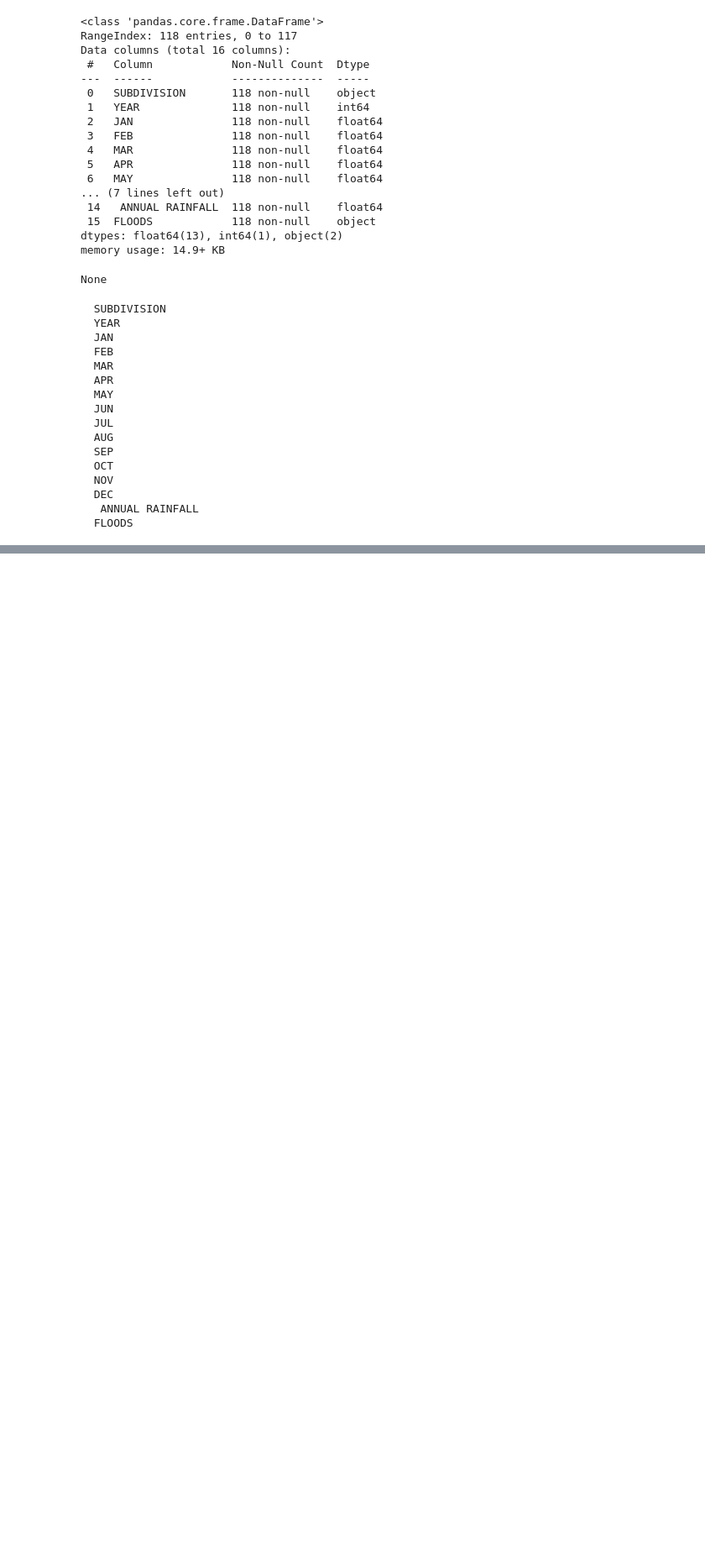
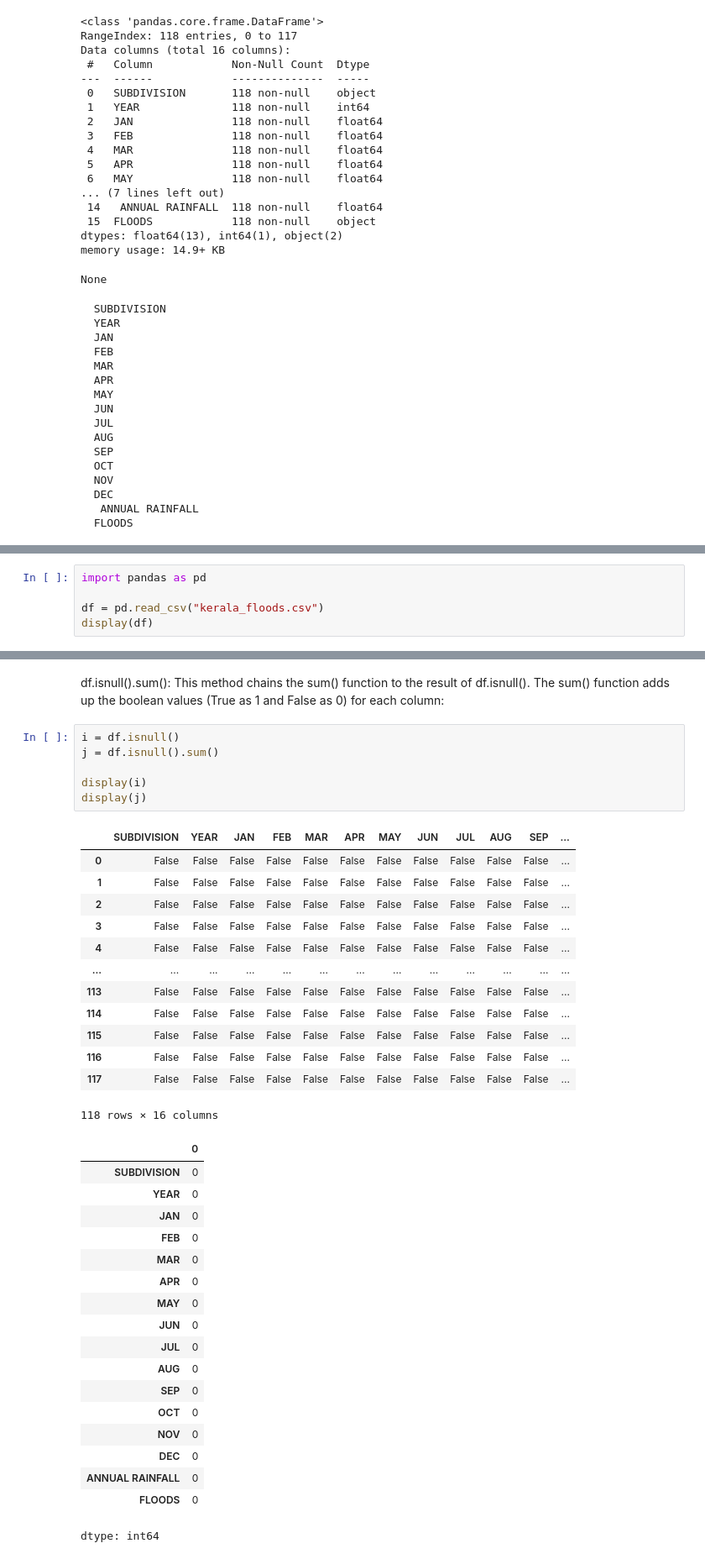
Before and after one commit to Harin22/5-python-projects, a Jupyter notebook: Pandas_pract.ipynb, the cells around one changed output, grey strips where cells are left out. Shown: that part at 84% size. Saved outputs shown, nothing was run; the diff lists cells and outputs as text; blank space fills up the shorter version.

Commit message:
Pandas practice day 2

```diff
--- a/Pandas_pract.ipynb
+++ b/Pandas_pract.ipynb
@@ -173,0 +176,5 @@ display(df.describe())
+# %%
+import pandas as pd
+
+df = pd.read_csv("kerala_floods.csv")
+display(df)
@@ -173,0 +195,40 @@ display(df.describe())
+# %% [markdown]
+df.isnull().sum(): This method chains the sum() function to the result of df.isnull(). The sum() function adds up the boolean values (True as 1 and False as 0) for each column:
+# %%
+i = df.isnull()
+j = df.isnull().sum()
+
+display(i)
+display(j)
+# %% [output]
+|  | SUBDIVISION | YEAR | JAN | FEB | MAR | APR | MAY | JUN | JUL | AUG | SEP | ... |
+| 0 | False | False | False | False | False | False | False | False | False | False | False | ... |
+| 1 | False | False | False | False | False | False | False | False | False | False | False | ... |
+| 2 | False | False | False | False | False | False | False | False | False | False | False | ... |
+| 3 | False | False | False | False | False | False | False | False | False | False | False | ... |
+| 4 | False | False | False | False | False | False | False | False | False | False | False | ... |
+| ... | ... | ... | ... | ... | ... | ... | ... | ... | ... | ... | ... | ... |
+| 113 | False | False | False | False | False | False | False | False | False | False | False | ... |
+| 114 | False | False | False | False | False | False | False | False | False | False | False | ... |
+| 115 | False | False | False | False | False | False | False | False | False | False | False | ... |
+| 116 | False | False | False | False | False | False | False | False | False | False | False | ... |
+| 117 | False | False | False | False | False | False | False | False | False | False | False | ... |
+118 rows × 16 columns
+|  | 0 |
+| SUBDIVISION | 0 |
+| YEAR | 0 |
+| JAN | 0 |
+| FEB | 0 |
+| MAR | 0 |
+| APR | 0 |
+| MAY | 0 |
+| JUN | 0 |
+| JUL | 0 |
+| AUG | 0 |
+| SEP | 0 |
+| OCT | 0 |
+| NOV | 0 |
+| DEC | 0 |
+| ANNUAL RAINFALL | 0 |
+| FLOODS | 0 |
+dtype: int64
```
Also changed, not shown: parts of 5 cells of this notebook.
